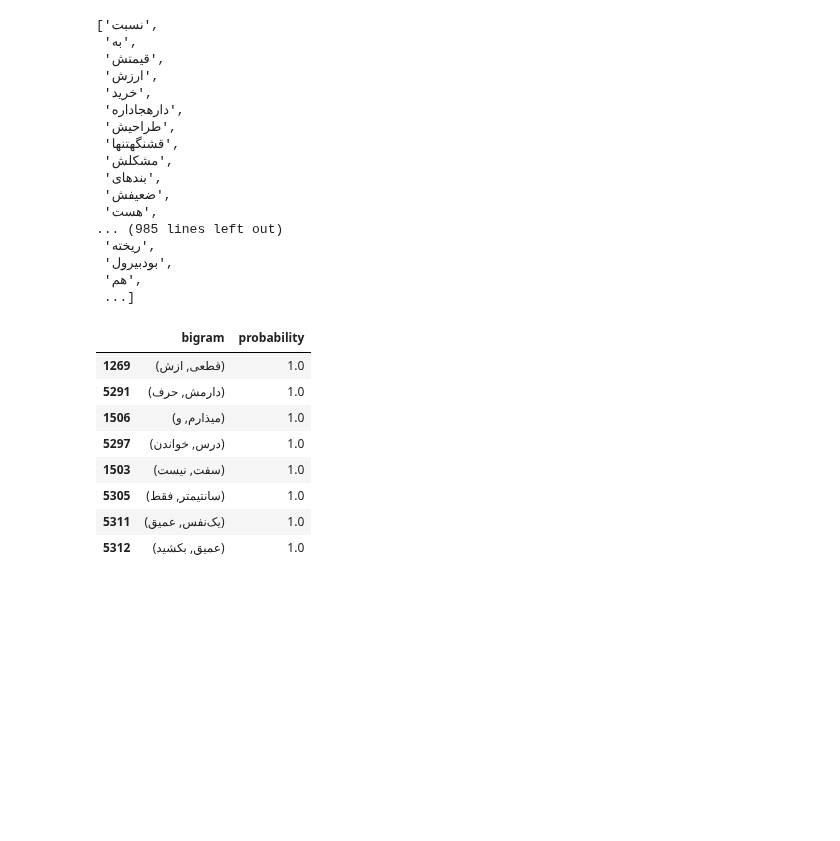
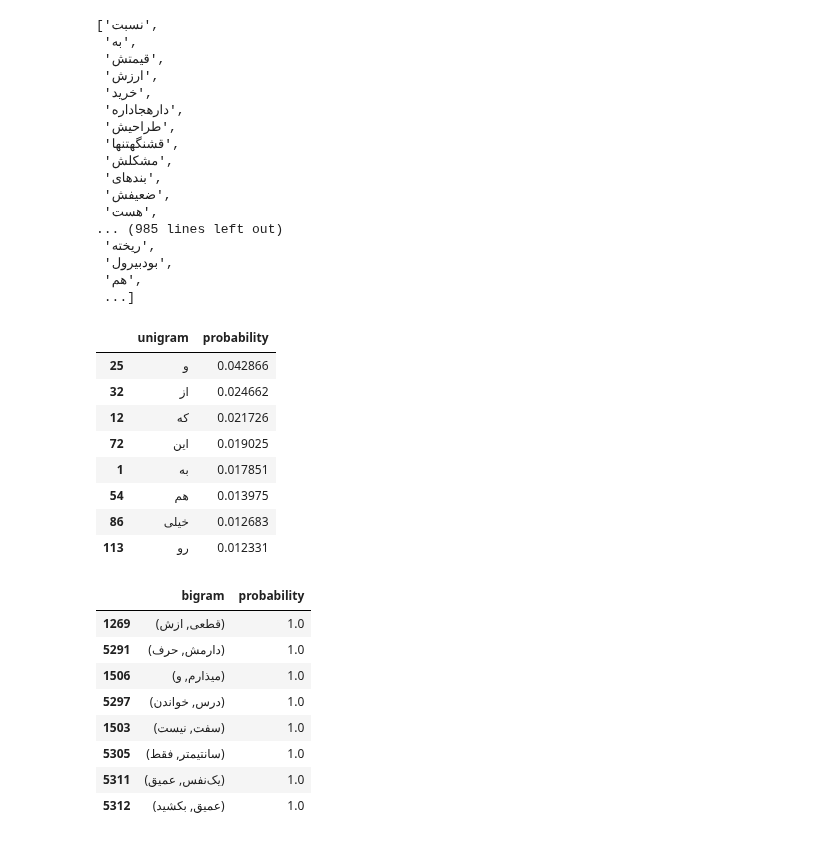
Before and after one commit to pouriaSameti/NLP, a Jupyter notebook: 2-Language model/Language Model.ipynb, the cells around one changed output. Saved outputs shown, nothing was run; the diff lists cells and outputs as text; code cells hidden in the pictures; blank space fills up the shorter version.

Commit message:
Language Model-> showing the most observed unigram tokens.

```diff
--- a/2-Language model/Language Model.ipynb
+++ b/2-Language model/Language Model.ipynb
@@ -307,6 +307,20 @@ def get_trigram(sentence: str):
 
 list_of_trigrams, bigram_counts, trigram_counts = create_trigram(all_words)
 trigram_prob = trigram_probability(list_of_trigrams, bigram_counts, trigram_counts)
+# %%
+#most probable unigram
+most_prob_unigram = pd.DataFrame(unigram_prob.items(), columns=['unigram', 'probability']).sort_values(by='probability', ascending=False)[:8]
+most_prob_unigram
+# %% [output]
+|  | unigram | probability |
+| 25 | و | 0.042866 |
+| 32 | از | 0.024662 |
+| 12 | که | 0.021726 |
+| 72 | این | 0.019025 |
+| 1 | به | 0.017851 |
+| 54 | هم | 0.013975 |
+| 86 | خیلی | 0.012683 |
+| 113 | رو | 0.012331 |
 # %%
 #most probable bigrams
 most_prob_bigram = pd.DataFrame(bigram_prob.items(), columns=['bigram', 'probability']).sort_values(by='probability', ascending=False)[:8]
```
